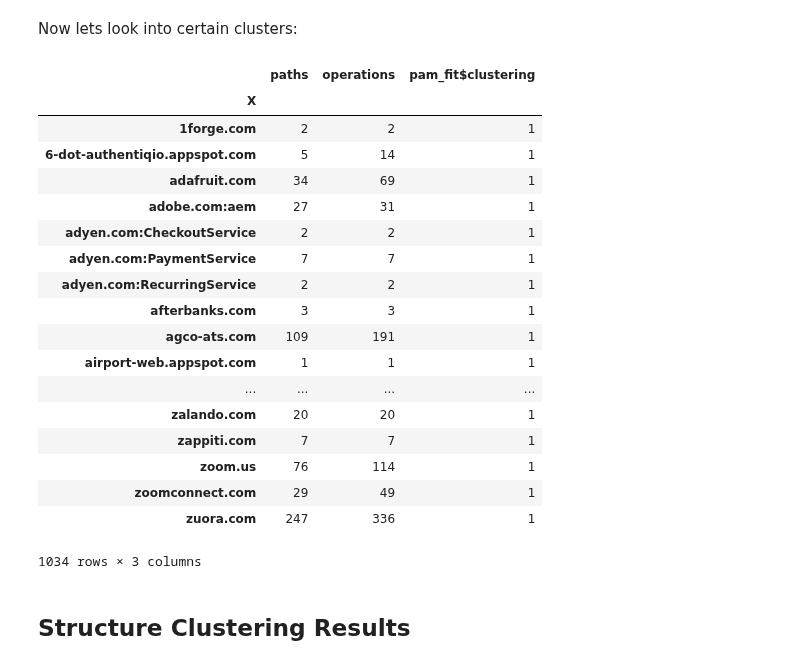
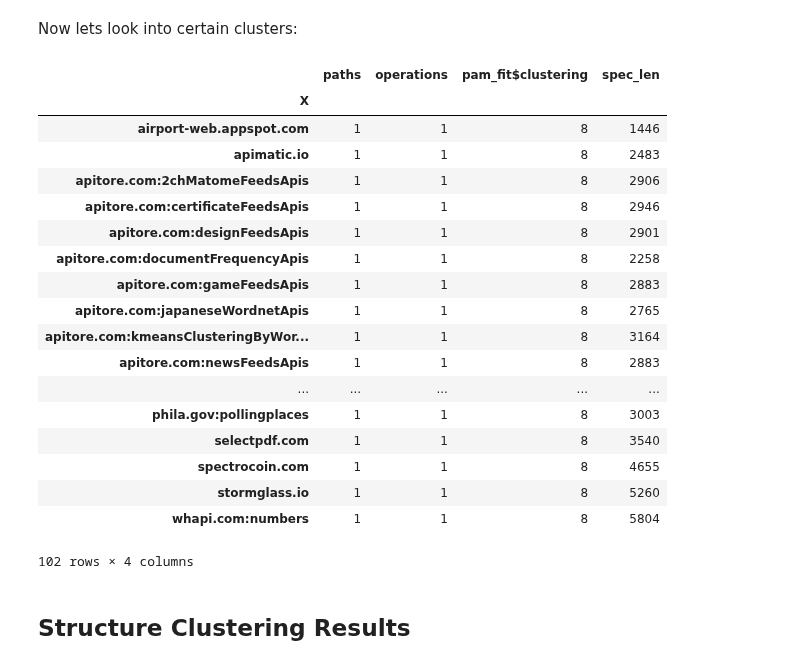
Before and after one commit to pmanlukas/thesisdata, a Jupyter notebook: Analyse Cluster.ipynb, the cells around one changed output. Cells and saved outputs as stored; diff of their text form; code cells hidden in the pictures.

```diff
--- a/Analyse Cluster.ipynb
+++ b/Analyse Cluster.ipynb
@@ -23,0 +26,7 @@ len(keys)
+# %%
+specs_string = dict()
+
+for spec in specs:
+    str_spec = json.dumps(specs[spec])
+    specs_string[spec] = str_spec
+print(len(specs_string.keys()))
@@ -23,0 +38,6 @@ len(keys)
+# %%
+spec_len = list()
+for spec in specs_string:
+    length = len(specs_string[spec])
+    spec_len.append(length)
+print(len(spec_len))
@@ -24,5 +76,6 @@ len(keys)
 # %%
 pathdf = pd.read_csv('PAMpath0518.csv',index_col='X')
 pathdf = pathdf.iloc[:,1:]
+pathdf['spec_len'] = spec_len
 pathdf.head()
 # %% [output]
@@ -233,28 +337,28 @@ impute_grps.sort_values('paths')
 # %% [markdown]
 Now lets look into certain clusters:
 # %%
-cluster_n =  pathdf['pam_fit$clustering']==1
+cluster_n =  pathdf['pam_fit$clustering']==8
 pathdf[cluster_n]
 # %% [output]
-|  | paths | operations | pam_fit$clustering |
-| X |  |  |  |
-| 1forge.com | 2 | 2 | 1 |
-| 6-dot-authentiqio.appspot.com | 5 | 14 | 1 |
-| adafruit.com | 34 | 69 | 1 |
-| adobe.com:aem | 27 | 31 | 1 |
-| adyen.com:CheckoutService | 2 | 2 | 1 |
-| adyen.com:PaymentService | 7 | 7 | 1 |
-| adyen.com:RecurringService | 2 | 2 | 1 |
-| afterbanks.com | 3 | 3 | 1 |
-| agco-ats.com | 109 | 191 | 1 |
-| airport-web.appspot.com | 1 | 1 | 1 |
-| ... | ... | ... | ... |
-| zalando.com | 20 | 20 | 1 |
-| zappiti.com | 7 | 7 | 1 |
-| zoom.us | 76 | 114 | 1 |
-| zoomconnect.com | 29 | 49 | 1 |
-| zuora.com | 247 | 336 | 1 |
+|  | paths | operations | pam_fit$clustering | spec_len |
+| X |  |  |  |  |
+| airport-web.appspot.com | 1 | 1 | 8 | 1446 |
+| apimatic.io | 1 | 1 | 8 | 2483 |
+| apitore.com:2chMatomeFeedsApis | 1 | 1 | 8 | 2906 |
+| apitore.com:certificateFeedsApis | 1 | 1 | 8 | 2946 |
+| apitore.com:designFeedsApis | 1 | 1 | 8 | 2901 |
+| apitore.com:documentFrequencyApis | 1 | 1 | 8 | 2258 |
+| apitore.com:gameFeedsApis | 1 | 1 | 8 | 2883 |
+| apitore.com:japaneseWordnetApis | 1 | 1 | 8 | 2765 |
+| apitore.com:kmeansClusteringByWor... | 1 | 1 | 8 | 3164 |
+| apitore.com:newsFeedsApis | 1 | 1 | 8 | 2883 |
+| ... | ... | ... | ... | ... |
+| phila.gov:pollingplaces | 1 | 1 | 8 | 3003 |
+| selectpdf.com | 1 | 1 | 8 | 3540 |
+| spectrocoin.com | 1 | 1 | 8 | 4655 |
+| stormglass.io | 1 | 1 | 8 | 5260 |
+| whapi.com:numbers | 1 | 1 | 8 | 5804 |
-1034 rows × 3 columns
+102 rows × 4 columns
 # %% [markdown]
 ## Structure Clustering Results
 # %%
```
Also changed, not shown: parts of 29 cells of this notebook, 14 other files.
